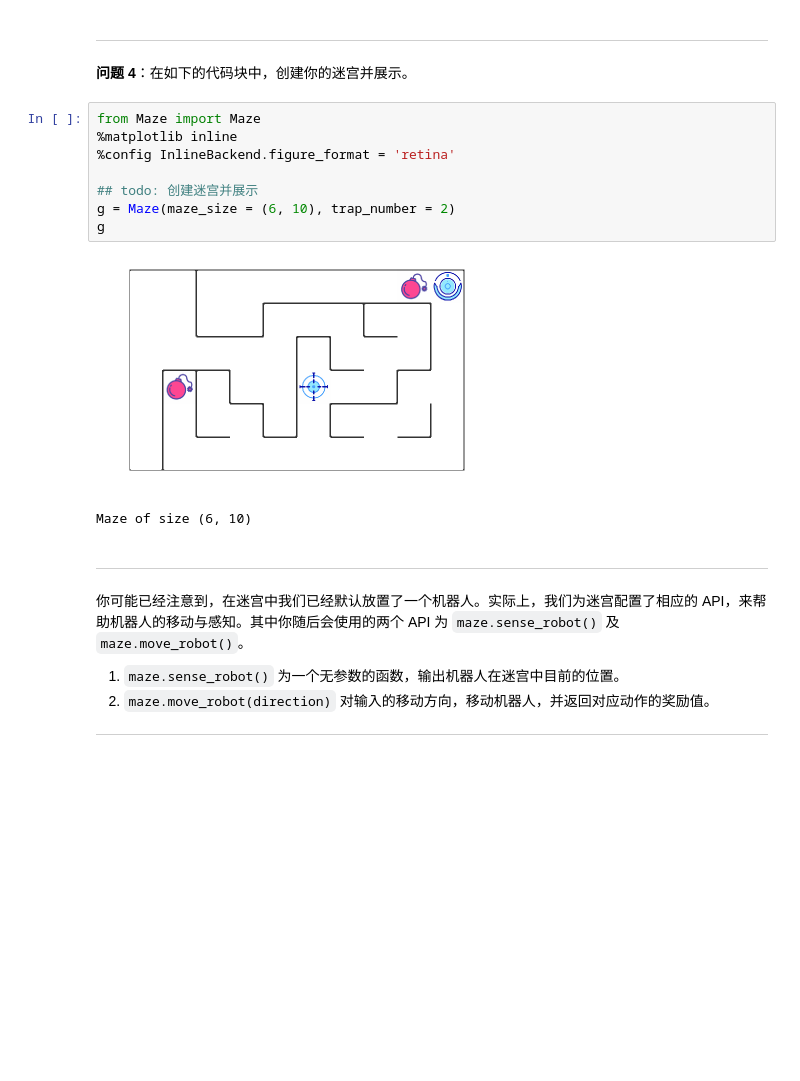
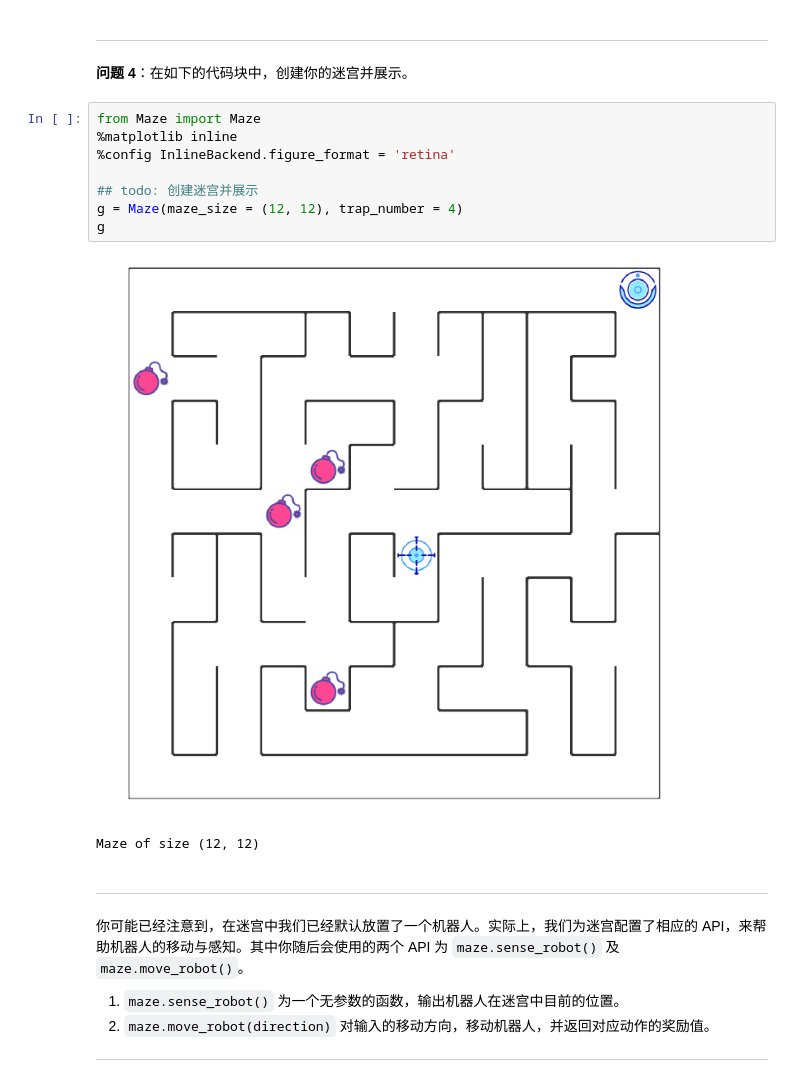
Before and after one commit to magiczjp123/MLND_CN_P5_Reinforcement_Learning, a Jupyter notebook: robot_maze.ipynb, the cells around one changed output. Saved outputs shown, nothing was run; the diff lists cells and outputs as text; blank space fills up the shorter version.

```diff
--- a/robot_maze.ipynb
+++ b/robot_maze.ipynb
@@ -164,14 +158,14 @@ l
 # %%
 from Maze import Maze
 %matplotlib inline
 %config InlineBackend.figure_format = 'retina'
 
 ## todo: 创建迷宫并展示
-g = Maze(maze_size = (6, 10), trap_number = 2)
+g = Maze(maze_size = (12, 12), trap_number = 4)
 g
 # %% [output]
-[figure, old version]
+[figure, new version]
-Maze of size (6, 10)
+Maze of size (12, 12)
 # %% [markdown]
 ---
 
```
Also changed, not shown: parts of 8 cells of this notebook, 2 other files.
